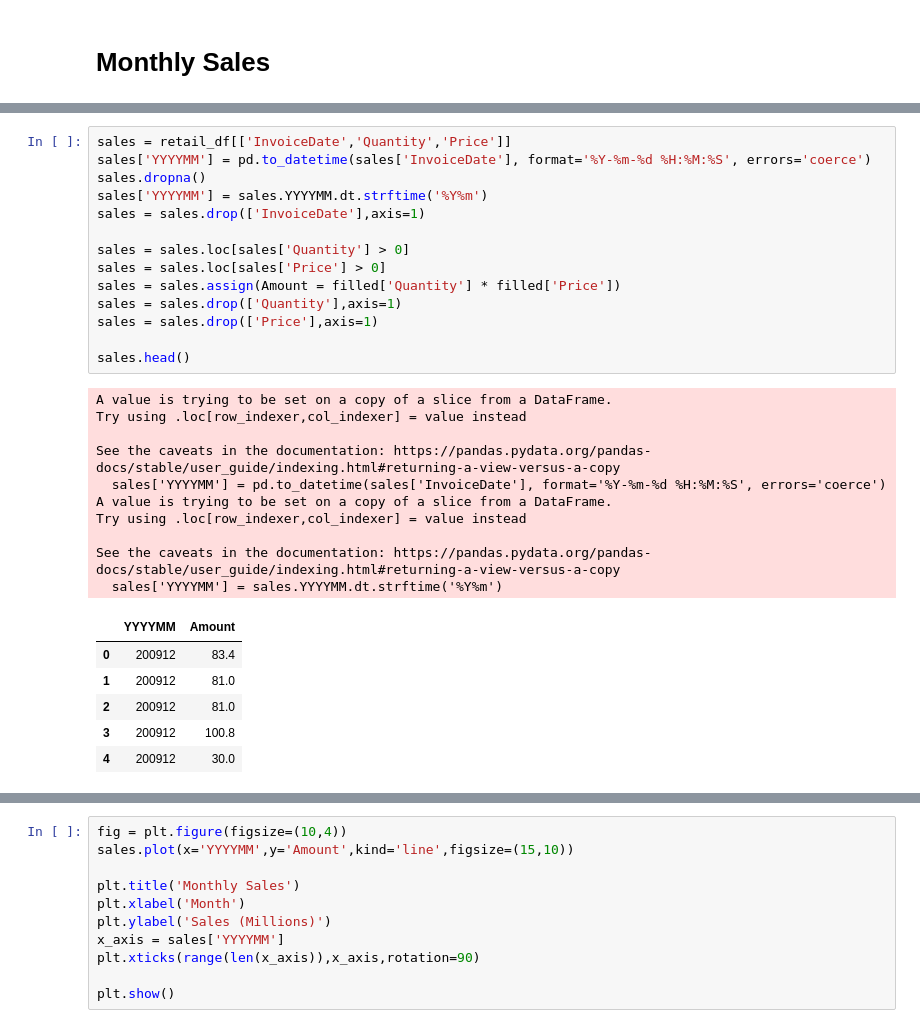
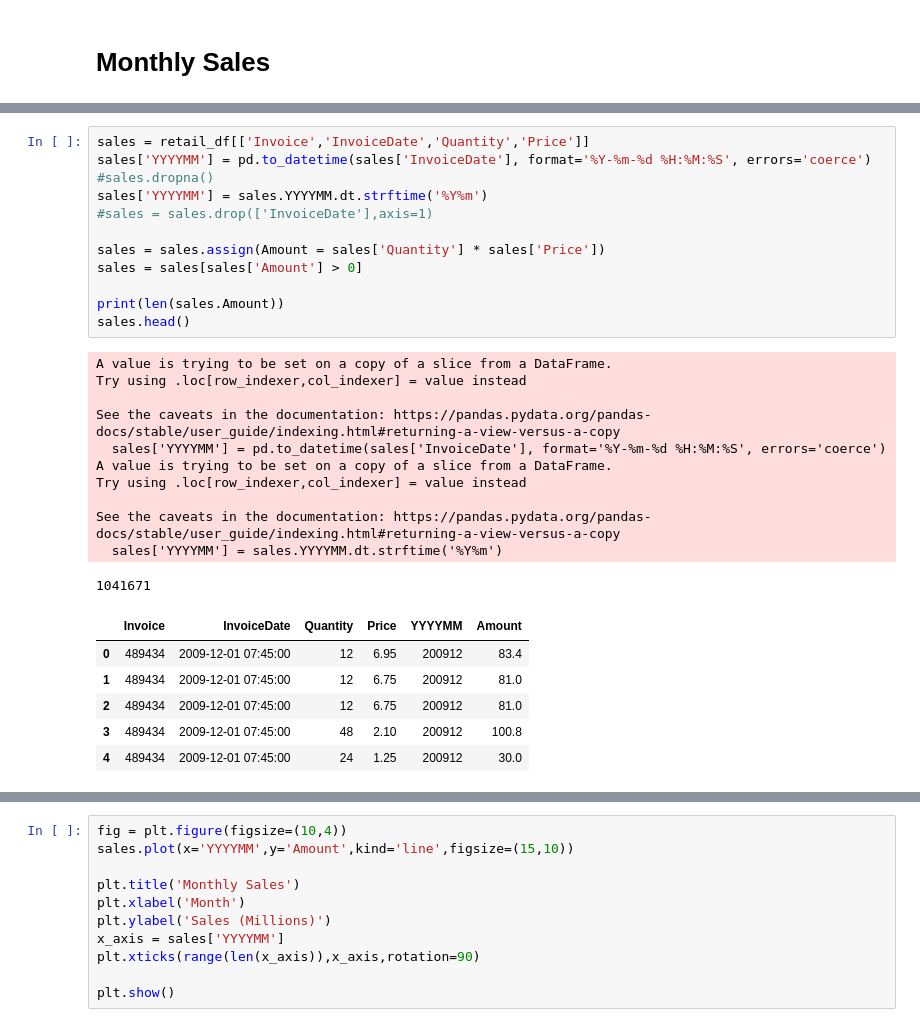
Before and after one commit to jarviscanada/jarvis_data_eng_JoshWessel, a Jupyter notebook: python_data_analytics/retail_data_analytics_wrangling.ipynb, the cells around one changed output, grey strips where cells are left out. Cells and saved outputs as stored; diff of their text form.

```diff
--- a/python_data_analytics/retail_data_analytics_wrangling.ipynb
+++ b/python_data_analytics/retail_data_analytics_wrangling.ipynb
@@ -399,31 +408,30 @@ all_orders.plot(x='YYYYMM',y=['Placed','Cancelled'],kind='bar',figsize=(15,10))
 # %%
-sales = retail_df[['InvoiceDate','Quantity','Price']]
+sales = retail_df[['Invoice','InvoiceDate','Quantity','Price']]
 sales['YYYYMM'] = pd.to_datetime(sales['InvoiceDate'], format='%Y-%m-%d %H:%M:%S', errors='coerce')
-sales.dropna()
+#sales.dropna()
 sales['YYYYMM'] = sales.YYYYMM.dt.strftime('%Y%m')
-sales = sales.drop(['InvoiceDate'],axis=1)
+#sales = sales.drop(['InvoiceDate'],axis=1)
 
-sales = sales.loc[sales['Quantity'] > 0]
-sales = sales.loc[sales['Price'] > 0]
-sales = sales.assign(Amount = filled['Quantity'] * filled['Price'])
-sales = sales.drop(['Quantity'],axis=1)
-sales = sales.drop(['Price'],axis=1)
+sales = sales.assign(Amount = sales['Quantity'] * sales['Price'])
+sales = sales[sales['Amount'] > 0]
 
+print(len(sales.Amount))
 sales.head()
 # %% [output]
 A value is trying to be set on a copy of a slice from a DataFrame.
 Try using .loc[row_indexer,col_indexer] = value instead
 
 See the caveats in the documentation: https://pandas.pydata.org/pandas-docs/stable/user_guide/indexing.html#returning-a-view-versus-a-copy
   sales['YYYYMM'] = pd.to_datetime(sales['InvoiceDate'], format='%Y-%m-%d %H:%M:%S', errors='coerce')
 A value is trying to be set on a copy of a slice from a DataFrame.
 Try using .loc[row_indexer,col_indexer] = value instead
 
 See the caveats in the documentation: https://pandas.pydata.org/pandas-docs/stable/user_guide/indexing.html#returning-a-view-versus-a-copy
   sales['YYYYMM'] = sales.YYYYMM.dt.strftime('%Y%m')
+1041671
-|  | YYYYMM | Amount |
-| 0 | 200912 | 83.4 |
-| 1 | 200912 | 81.0 |
-| 2 | 200912 | 81.0 |
-| 3 | 200912 | 100.8 |
-| 4 | 200912 | 30.0 |
+|  | Invoice | InvoiceDate | Quantity | Price | YYYYMM | Amount |
+| 0 | 489434 | 2009-12-01 07:45:00 | 12 | 6.95 | 200912 | 83.4 |
+| 1 | 489434 | 2009-12-01 07:45:00 | 12 | 6.75 | 200912 | 81.0 |
+| 2 | 489434 | 2009-12-01 07:45:00 | 12 | 6.75 | 200912 | 81.0 |
+| 3 | 489434 | 2009-12-01 07:45:00 | 48 | 2.10 | 200912 | 100.8 |
+| 4 | 489434 | 2009-12-01 07:45:00 | 24 | 1.25 | 200912 | 30.0 |
```
Also changed, not shown: parts of 5 cells of this notebook.
